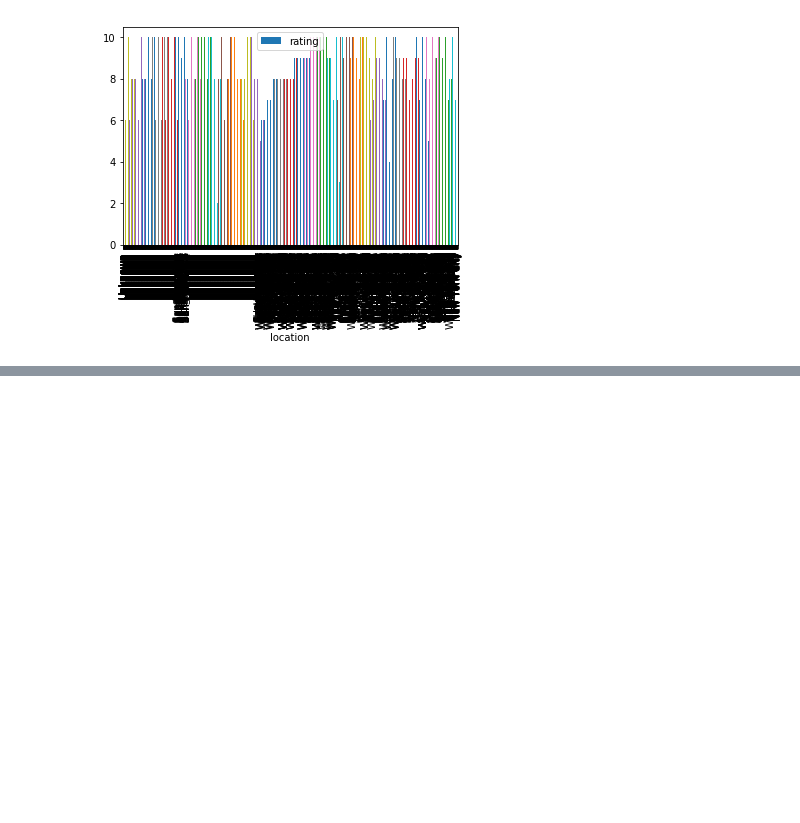
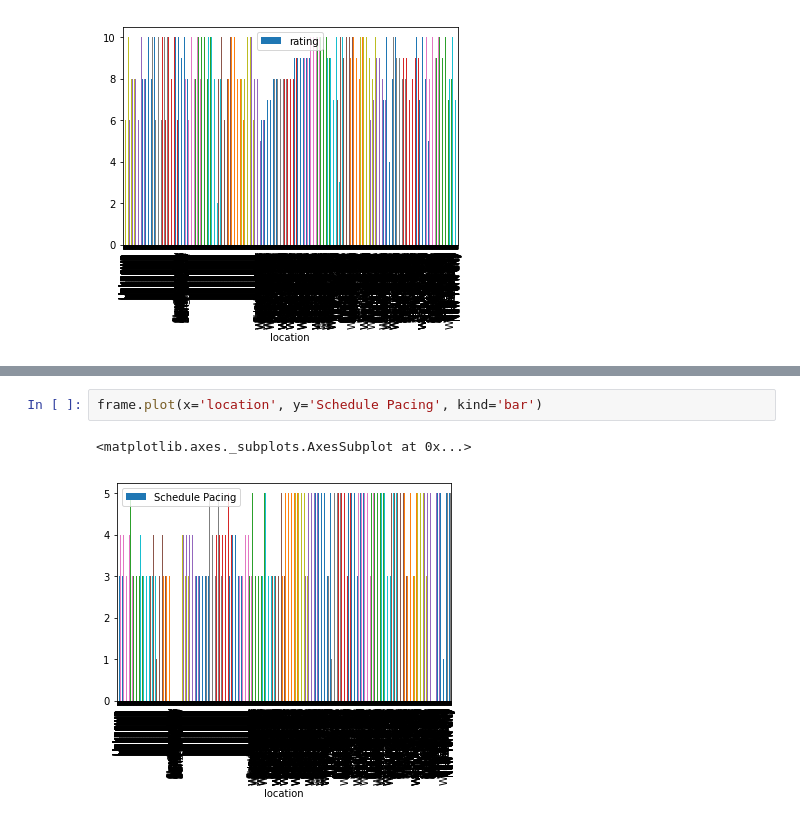
Before and after one commit to Coswold/summer_academy_analysis, a Jupyter notebook: CleaningData.ipynb, the cells around one changed output, grey strips where cells are left out. Cells and saved outputs as stored; diff of their text form; blank space fills up the shorter version.

```diff
--- a/CleaningData.ipynb
+++ b/CleaningData.ipynb
@@ -386,0 +398,5 @@ frame.plot.bar(x='location', y='rating')
+# %%
+frame.plot(x='location', y='Schedule Pacing', kind='bar')
+# %% [output]
+<matplotlib.axes._subplots.AxesSubplot at 0x...>
+[figure, added]
```
Also changed, not shown: parts of 8 cells of this notebook.
